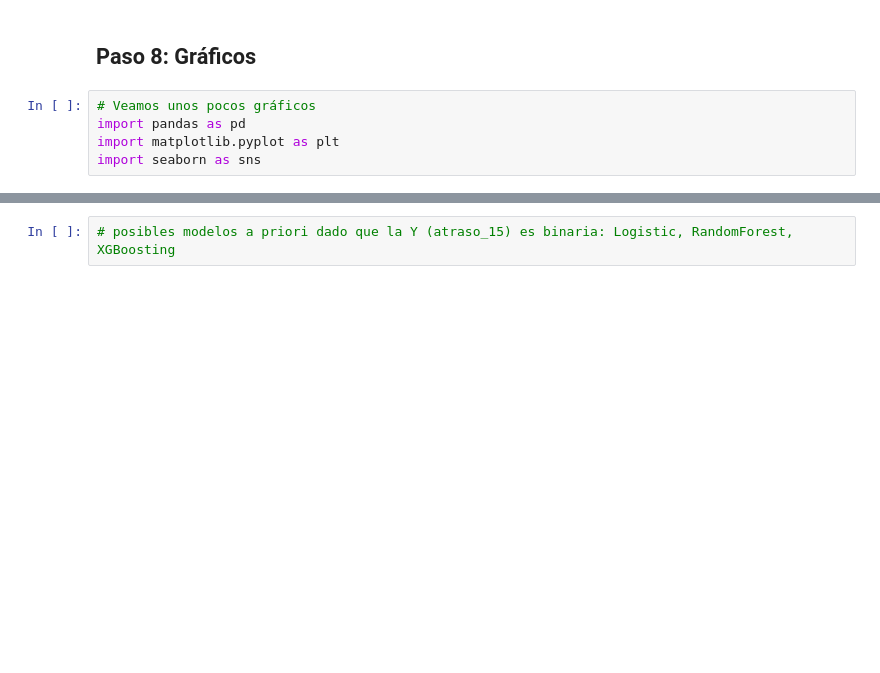
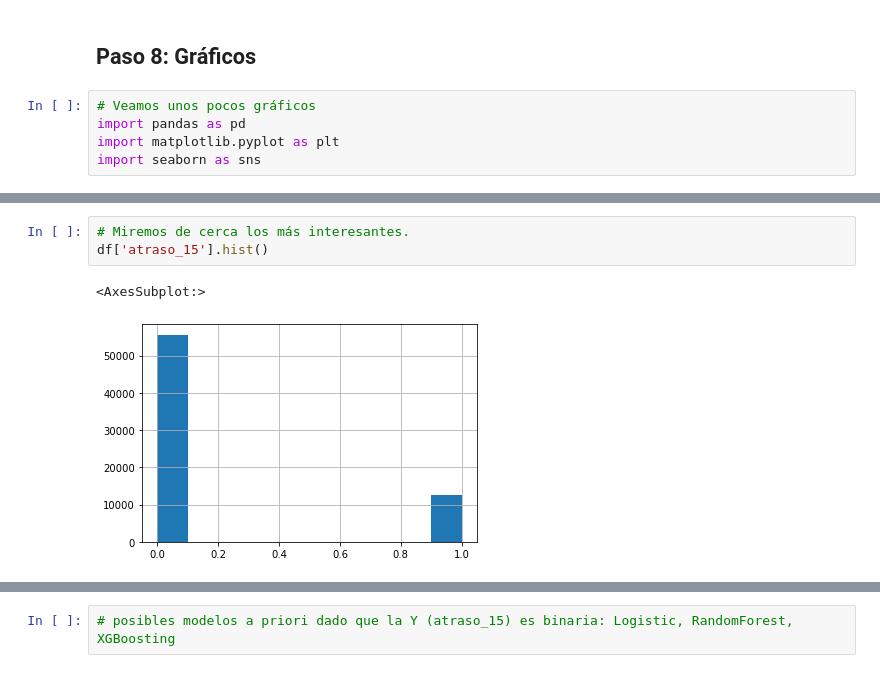
Before and after one commit to DarkHamlet/ChallDSLatam, a Jupyter notebook: solution.ipynb, the cells around one changed output, grey strips where cells are left out. Saved outputs shown, nothing was run; the diff lists cells and outputs as text; blank space fills up the shorter version.

```diff
--- a/solution.ipynb
+++ b/solution.ipynb
@@ -607,0 +1224,6 @@ Miremos la correlación entre atraso_15 (la que nos importa) y MES, hay una corr
+# %%
+# Miremos de cerca los más interesantes.
+df['atraso_15'].hist()
+# %% [output]
+<AxesSubplot:>
+[figure, added]
```
Also changed, not shown: parts of 97 cells of this notebook.
